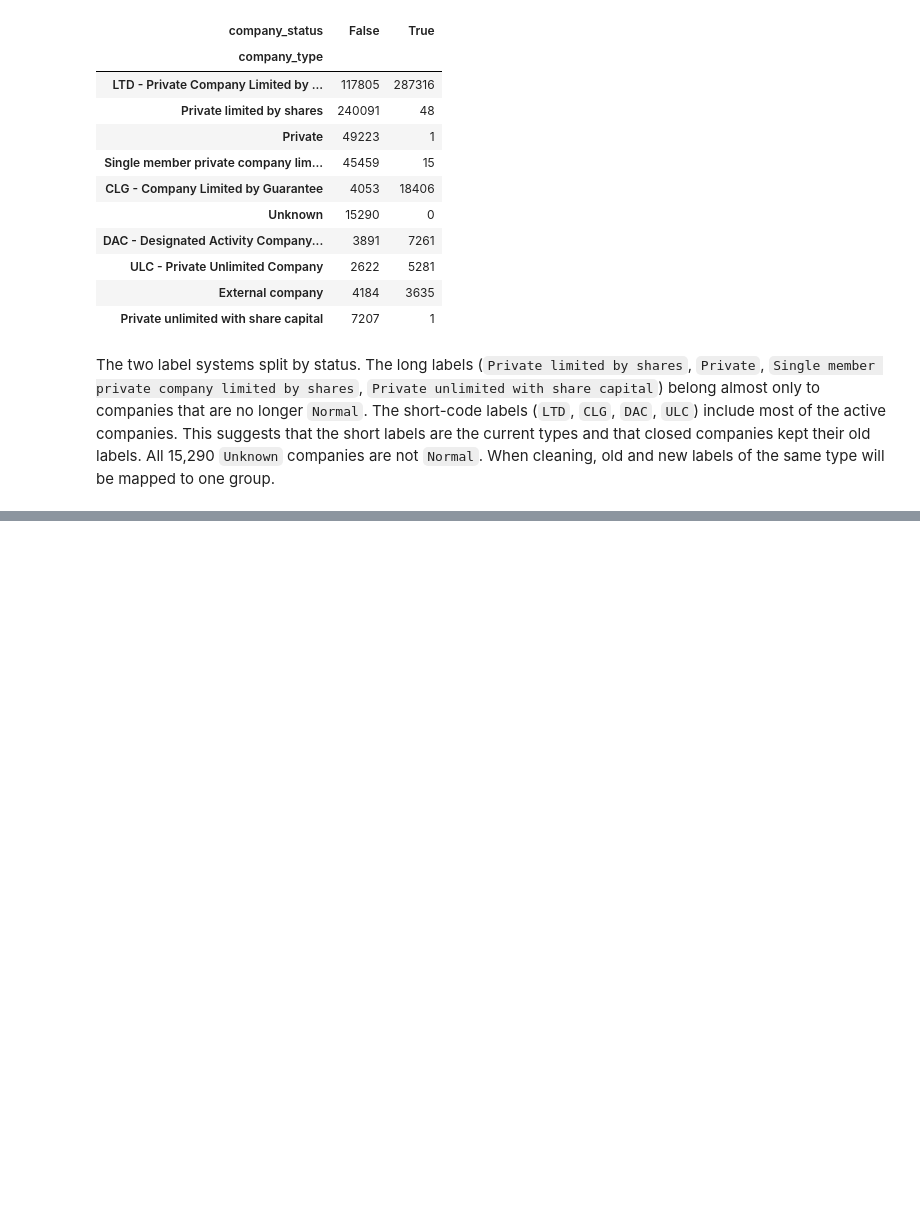
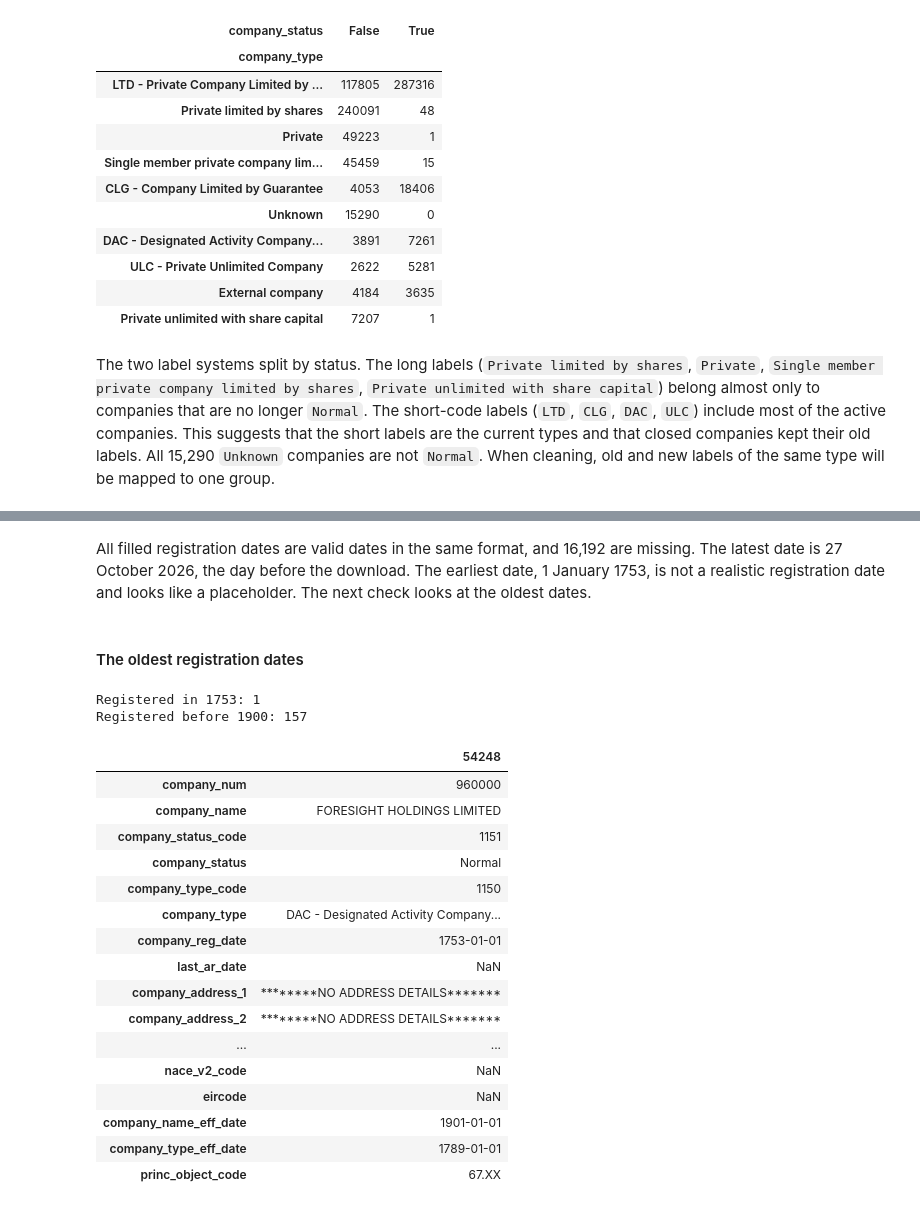
Before and after one commit to temulenbd/irish-company-survival-analysis, a Jupyter notebook: notebooks/1_data_preparation.ipynb, the cells around one changed output, grey strips where cells are left out. Saved outputs shown, nothing was run; the diff lists cells and outputs as text; code cells hidden in the pictures; blank space fills up the shorter version.

```diff
--- a/notebooks/1_data_preparation.ipynb
+++ b/notebooks/1_data_preparation.ipynb
@@ -237,0 +258,31 @@ The two label systems split by status. The long labels (`Private limited by shar
+# %% [markdown]
+All filled registration dates are valid dates in the same format, and 16,192 are missing. The latest date is 27 October 2026, the day before the download. The earliest date, 1 January 1753, is not a realistic registration date and looks like a placeholder. The next check looks at the oldest dates.
+# %% [markdown]
+#### The oldest registration dates
+# %%
+# Number of companies with each of the oldest registration dates
+print("Registered in 1753:", (reg_date.dt.year == 1753).sum())
+print("Registered before 1900:", (reg_date < "1900-01-01").sum())
+
+# The company registered in 1753
+companies[reg_date.dt.year == 1753].T
+# %% [output]
+Registered in 1753: 1
+Registered before 1900: 157
+|  | 54248 |
+| company_num | 960000 |
+| company_name | FORESIGHT HOLDINGS LIMITED |
+| company_status_code | 1151 |
+| company_status | Normal |
+| company_type_code | 1150 |
+| company_type | DAC - Designated Activity Company... |
+| company_reg_date | 1753-01-01 |
+| last_ar_date | NaN |
+| company_address_1 | ********NO ADDRESS DETAILS******* |
+| company_address_2 | ********NO ADDRESS DETAILS******* |
+| ... | ... |
+| nace_v2_code | NaN |
+| eircode | NaN |
+| company_name_eff_date | 1901-01-01 |
+| company_type_eff_date | 1789-01-01 |
+| princ_object_code | 67.XX |
```
Also changed, not shown: parts of 6 cells of this notebook.
